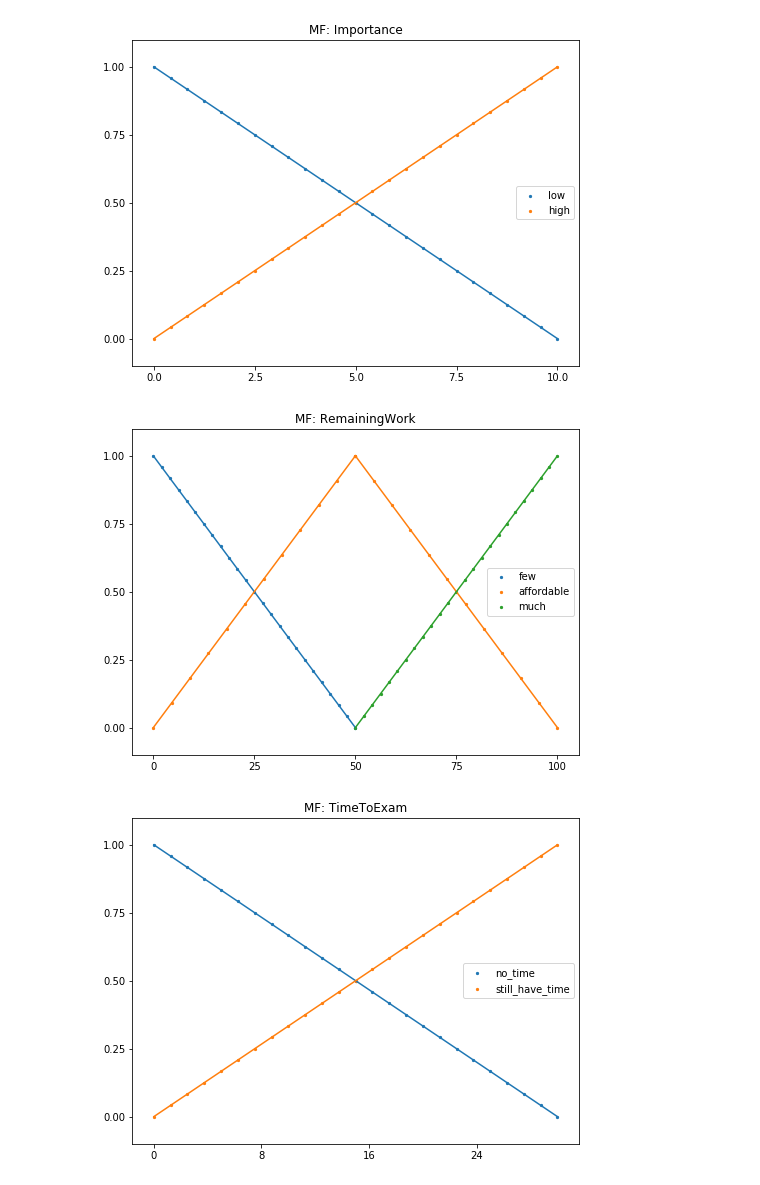
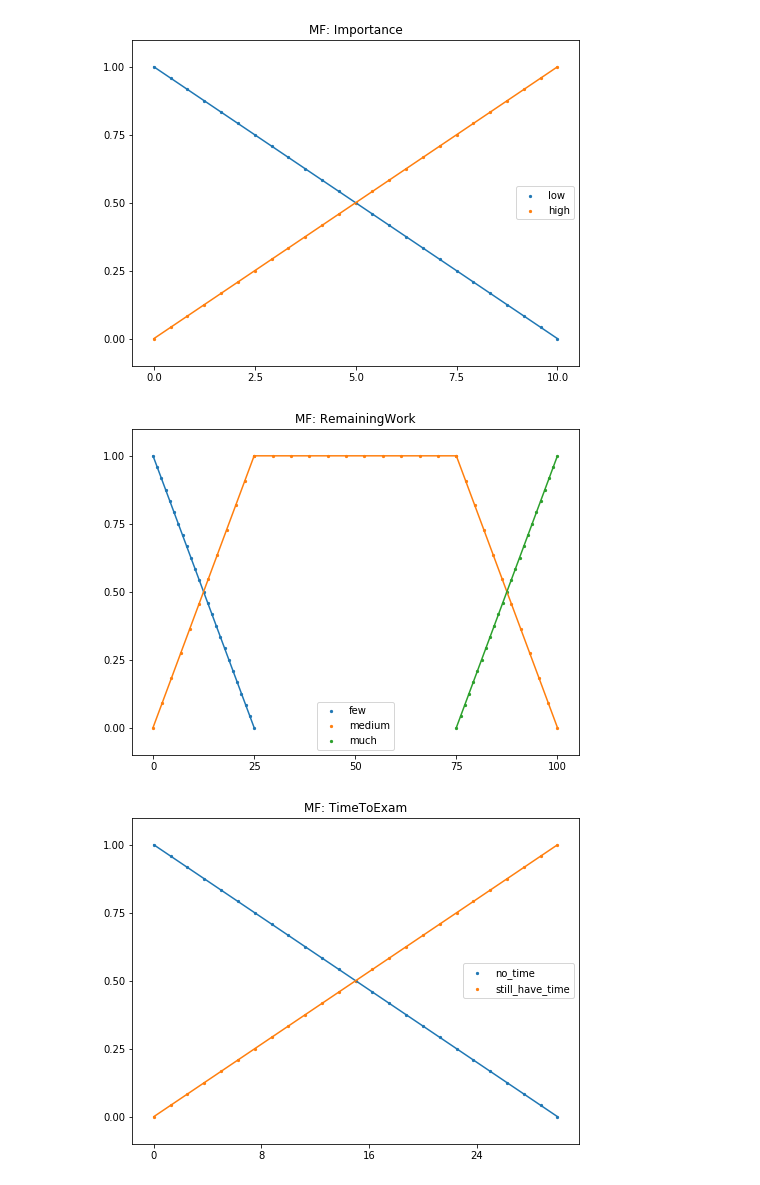
Before and after one commit to SachaKor/LFA-lab4, a Jupyter notebook: 040_exam_problem/000_exam_problem.ipynb, the cells around one changed output. Saved outputs shown, nothing was run; the diff lists cells and outputs as text; code cells hidden in the pictures.

```diff
--- a/040_exam_problem/000_exam_problem.ipynb
+++ b/040_exam_problem/000_exam_problem.ipynb
@@ -168,14 +168,14 @@ LinguisticVariableViewer(lv_importance).show()
 [figure]
 # %%
 lv_remaining_work = LinguisticVariable("RemainingWork", ling_values_dict={
-    "few": LinPWMF([0, 1], [50, 0]),
-    "affordable": TrapMF(0, 50, 100),
-    "much": LinPWMF([50, 0], [100, 1])
+    "few": LinPWMF([0, 1], [25, 0]),
+    "medium": TrapMF(0, 25, 75, 100),
+    "much": LinPWMF([75, 0], [100, 1])
 })
 
 LinguisticVariableViewer(lv_remaining_work).show()
 # %% [output]
-[figure, old version]
+[figure, new version]
 # %%
 lv_time = LinguisticVariable("TimeToExam", ling_values_dict={
     "no_time": LinPWMF([0, 1], [30, 0]),
```
Also changed, not shown: parts of 10 cells of this notebook.
